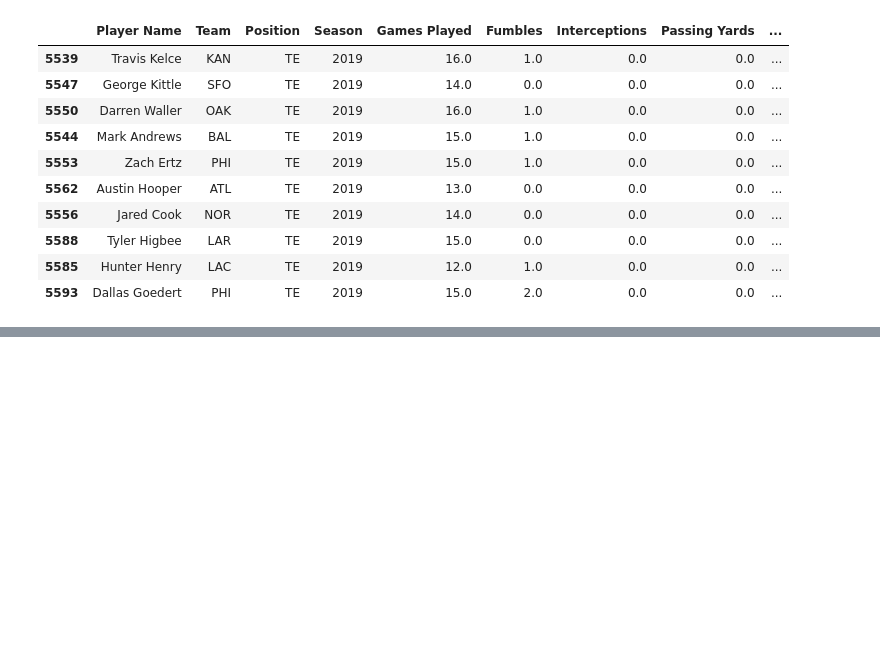
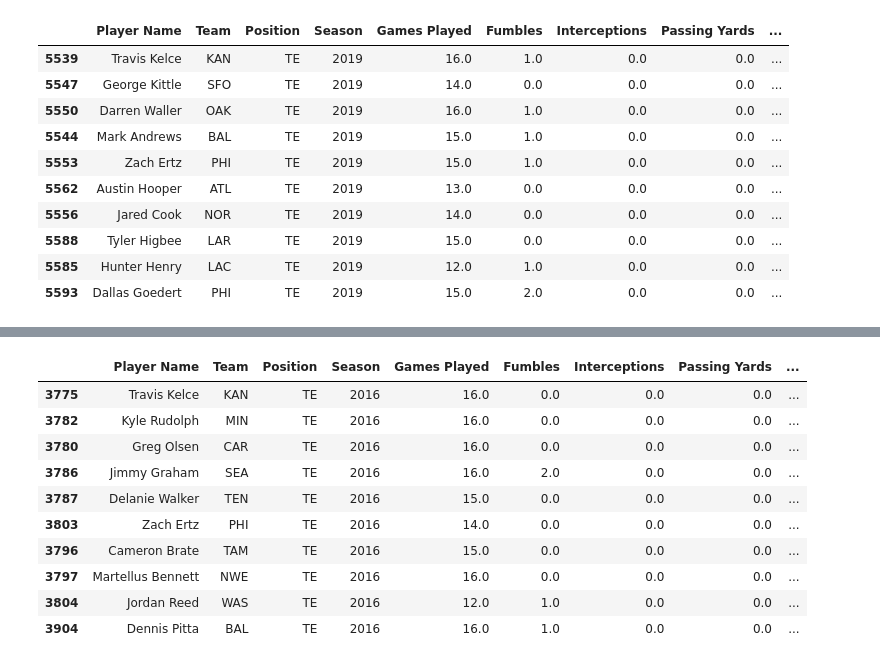
Before and after one commit to hathawayryan/project_one, a Jupyter notebook: main.ipynb, the cells around one changed output, grey strips where cells are left out. Drawn from its saved outputs; the diff is of its cells as text; code cells hidden in the pictures; blank space fills up the shorter version.

```diff
--- a/main.ipynb
+++ b/main.ipynb
@@ -582,0 +681,19 @@ print(rookie_players)
+# %%
+te_rookie["Player Ranking"] = te_rookie.groupby('Season')['Half PPR Points Season Total'].rank(ascending=False)
+te_rookie.loc[te_rookie['Season']==2016].sort_values(['Half PPR Points Season Total'], ascending=False)
+te_rookie_df = te_rookie.loc[te_rookie['Season']==2016].sort_values(['Half PPR Points Season Total'], ascending=False)
+#te_rookie.loc[te_rookie.Season.isin(2016)
+#te_top_ten_rookie_df = te_rookie.loc[te_rookie.Season.isin([2016].sort(['Half PPR Points Season Total'], ascending=False))]
+te_rookie_df
+# %% [output]
+|  | Player Name | Team | Position | Season | Games Played | Fumbles | Interceptions | Passing Yards | ... |
+| 3775 | Travis Kelce | KAN | TE | 2016 | 16.0 | 0.0 | 0.0 | 0.0 | ... |
+| 3782 | Kyle Rudolph | MIN | TE | 2016 | 16.0 | 0.0 | 0.0 | 0.0 | ... |
+| 3780 | Greg Olsen | CAR | TE | 2016 | 16.0 | 0.0 | 0.0 | 0.0 | ... |
+| 3786 | Jimmy Graham | SEA | TE | 2016 | 16.0 | 2.0 | 0.0 | 0.0 | ... |
+| 3787 | Delanie Walker | TEN | TE | 2016 | 15.0 | 0.0 | 0.0 | 0.0 | ... |
+| 3803 | Zach Ertz | PHI | TE | 2016 | 14.0 | 0.0 | 0.0 | 0.0 | ... |
+| 3796 | Cameron Brate | TAM | TE | 2016 | 15.0 | 0.0 | 0.0 | 0.0 | ... |
+| 3797 | Martellus Bennett | NWE | TE | 2016 | 16.0 | 0.0 | 0.0 | 0.0 | ... |
+| 3804 | Jordan Reed | WAS | TE | 2016 | 12.0 | 1.0 | 0.0 | 0.0 | ... |
+| 3904 | Dennis Pitta | BAL | TE | 2016 | 16.0 | 1.0 | 0.0 | 0.0 | ... |
```
Also changed, not shown: parts of 19 cells of this notebook.
